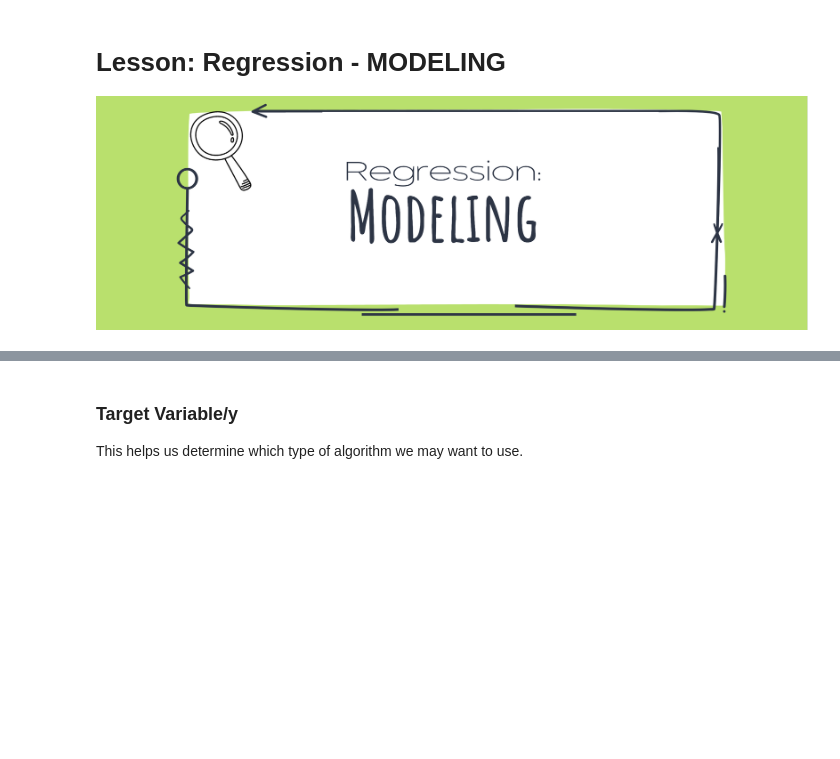
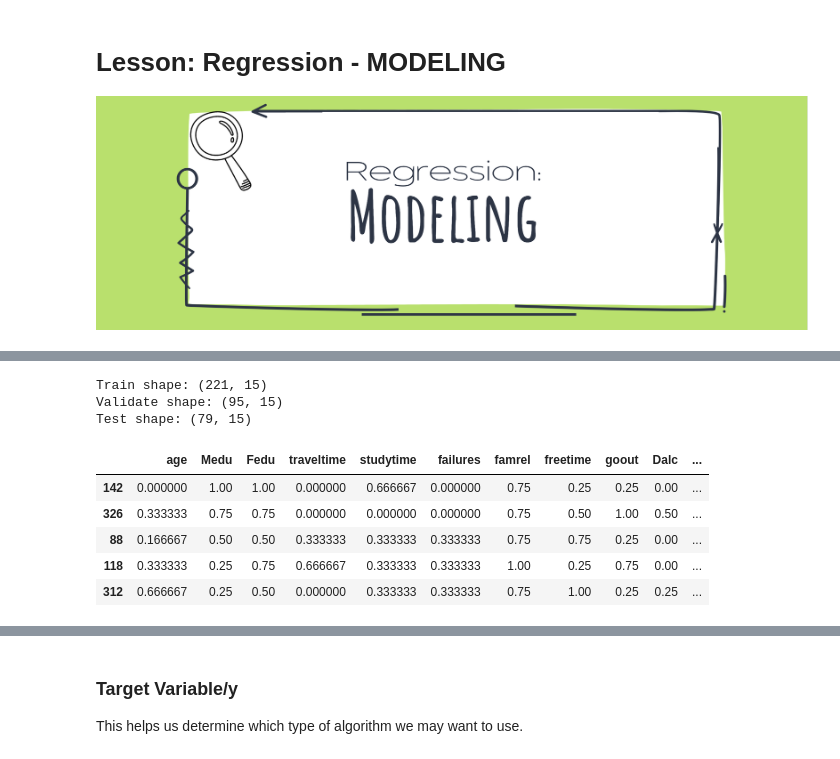
Before and after one commit to CodeupClassroom/quintela-regression-exercises, a Jupyter notebook: modeling_lesson.ipynb, the cells around one changed output, grey strips where cells are left out. Drawn from its saved outputs; the diff is of its cells as text; code cells hidden in the pictures; blank space fills up the shorter version.

```diff
--- a/modeling_lesson.ipynb
+++ b/modeling_lesson.ipynb
@@ -53,7 +96,24 @@ X_test, \
 y_test = wrangle.wrangle_student_math(path)
 # %%
 # Check how many observations and features we have in each dataframe
+
+print(f"""Train shape: {X_train.shape}
+Validate shape: {X_validate.shape}
+Test shape: {X_test.shape}
+""")
+# %% [output]
+Train shape: (221, 15)
+Validate shape: (95, 15)
+Test shape: (79, 15)
 # %%
 # check the X_train head:
+X_train.head()
+# %% [output]
+|  | age | Medu | Fedu | traveltime | studytime | failures | famrel | freetime | goout | Dalc | ... |
+| 142 | 0.000000 | 1.00 | 1.00 | 0.000000 | 0.666667 | 0.000000 | 0.75 | 0.25 | 0.25 | 0.00 | ... |
+| 326 | 0.333333 | 0.75 | 0.75 | 0.000000 | 0.000000 | 0.000000 | 0.75 | 0.50 | 1.00 | 0.50 | ... |
+| 88 | 0.166667 | 0.50 | 0.50 | 0.333333 | 0.333333 | 0.333333 | 0.75 | 0.75 | 0.25 | 0.00 | ... |
+| 118 | 0.333333 | 0.25 | 0.75 | 0.666667 | 0.333333 | 0.333333 | 1.00 | 0.25 | 0.75 | 0.00 | ... |
+| 312 | 0.666667 | 0.25 | 0.50 | 0.000000 | 0.333333 | 0.333333 | 0.75 | 1.00 | 0.25 | 0.25 | ... |
 # %%
 # and y_train head:
```
Also changed, not shown: parts of 15 cells of this notebook.
